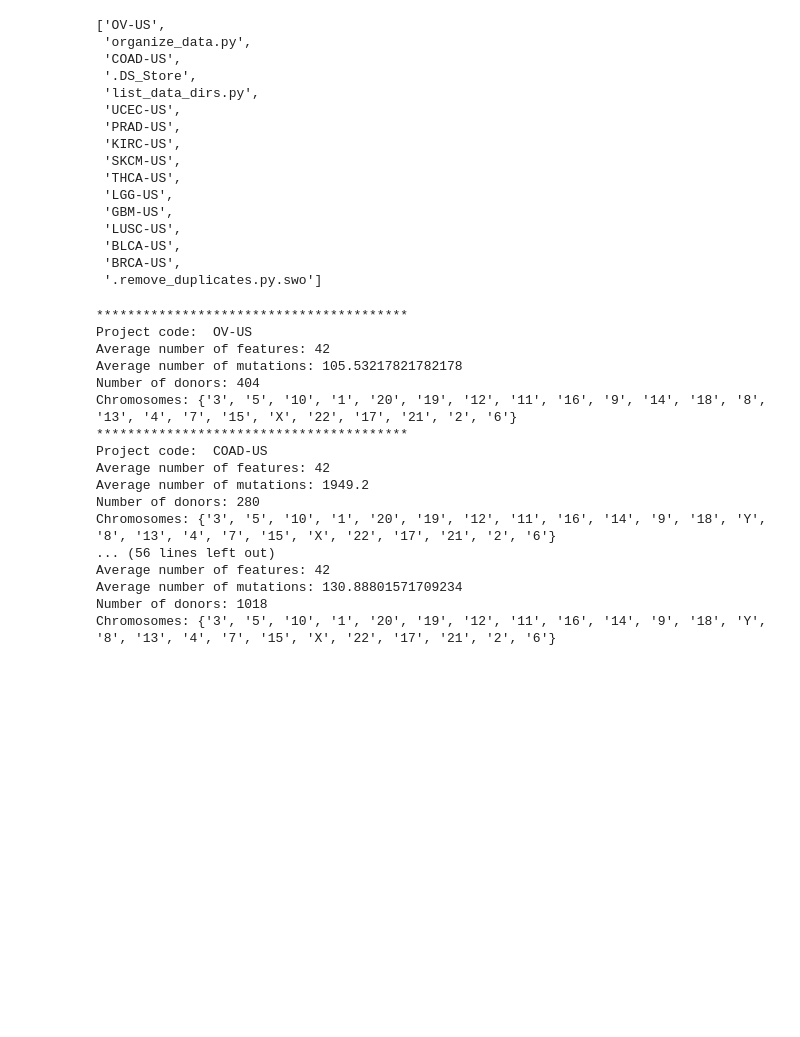
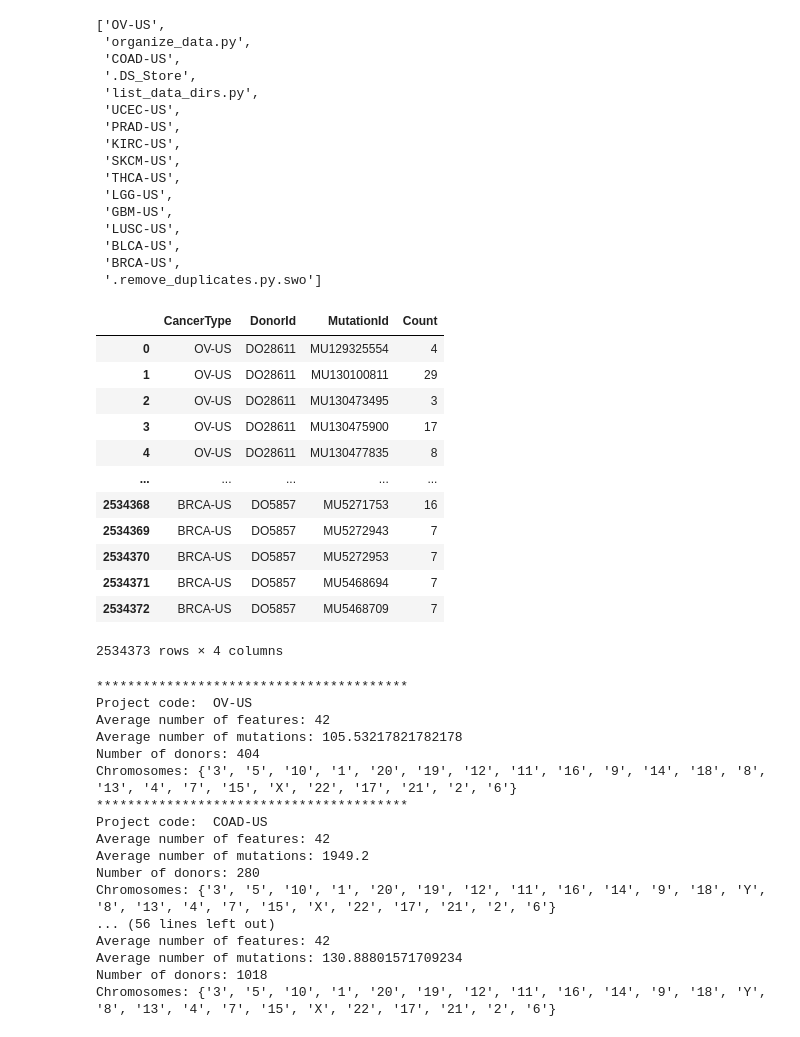
Before and after one commit to nimuh/cancer-dl, a Jupyter notebook: EDA.ipynb, the cells around one changed output. Drawn from its saved outputs; the diff is of its cells as text; code cells hidden in the pictures; blank space fills up the shorter version.

Commit message:
Added functions for mutation counts for cancer types

```diff
--- a/EDA.ipynb
+++ b/EDA.ipynb
@@ -34,3 +31,61 @@ listdir('data')
+# %%
+# Gets unique mutation ids with number of occurrences
+# Returns new dataframe with cancer type, donor id, mutation ids and corresponding counts
+def mutation_counts(df):
+    donor_id = df.icgc_donor_id[0]
+    cancer_type = df.project_code[0]
+    smaller_df = df[['icgc_mutation_id']]
+    unique_ids, counts = np.unique(smaller_df.to_numpy(),
+                                   return_counts=True,
+                                  )
+    new_df = pd.DataFrame({"CancerType": cancer_type,
+                           "DonorId": donor_id,
+                           "MutationId": unique_ids,
+                           "Count": counts})
+    return new_df
+# %%
+# The mutation counts for a cancer type is returned
+def get_mutation_frames(cancer_code):
+    DATA_PATH = 'data/'
+    PATH = DATA_PATH + cancer_code + '/'
+
+    all_files = [file for file in listdir(PATH)]
+
+    final_df = None
+
+    for file in all_files:
+        df = pd.read_csv(PATH + file, sep='\t')
+        final_df = pd.concat([final_df, mutation_counts(df)])
+
+    return final_df
+# %%
+# Go through all cancer types and get mutation dataframes
+# Concatenate all dataframes
+# This results in one dataframe for all cancer types
+
+folders = [file for file in listdir('data') if 'US' in file]
+all_cancer_df = None
+for cancer in folders:
+    all_cancer_df = pd.concat([all_cancer_df,
+                               get_mutation_frames(cancer)])
+
+all_cancer_df.reset_index(drop=True, inplace=True)
+# %%
+all_cancer_df
+# %% [output]
+|  | CancerType | DonorId | MutationId | Count |
+| 0 | OV-US | DO28611 | MU129325554 | 4 |
+| 1 | OV-US | DO28611 | MU130100811 | 29 |
+| 2 | OV-US | DO28611 | MU130473495 | 3 |
+| 3 | OV-US | DO28611 | MU130475900 | 17 |
+| 4 | OV-US | DO28611 | MU130477835 | 8 |
+| ... | ... | ... | ... | ... |
+| 2534368 | BRCA-US | DO5857 | MU5271753 | 16 |
+| 2534369 | BRCA-US | DO5857 | MU5272943 | 7 |
+| 2534370 | BRCA-US | DO5857 | MU5272953 | 7 |
+| 2534371 | BRCA-US | DO5857 | MU5468694 | 7 |
+| 2534372 | BRCA-US | DO5857 | MU5468709 | 7 |
+2534373 rows × 4 columns
 # %%
 """
 This function looks at each class and computes the number of donors,
```
Also changed, not shown: parts of 7 cells of this notebook.
